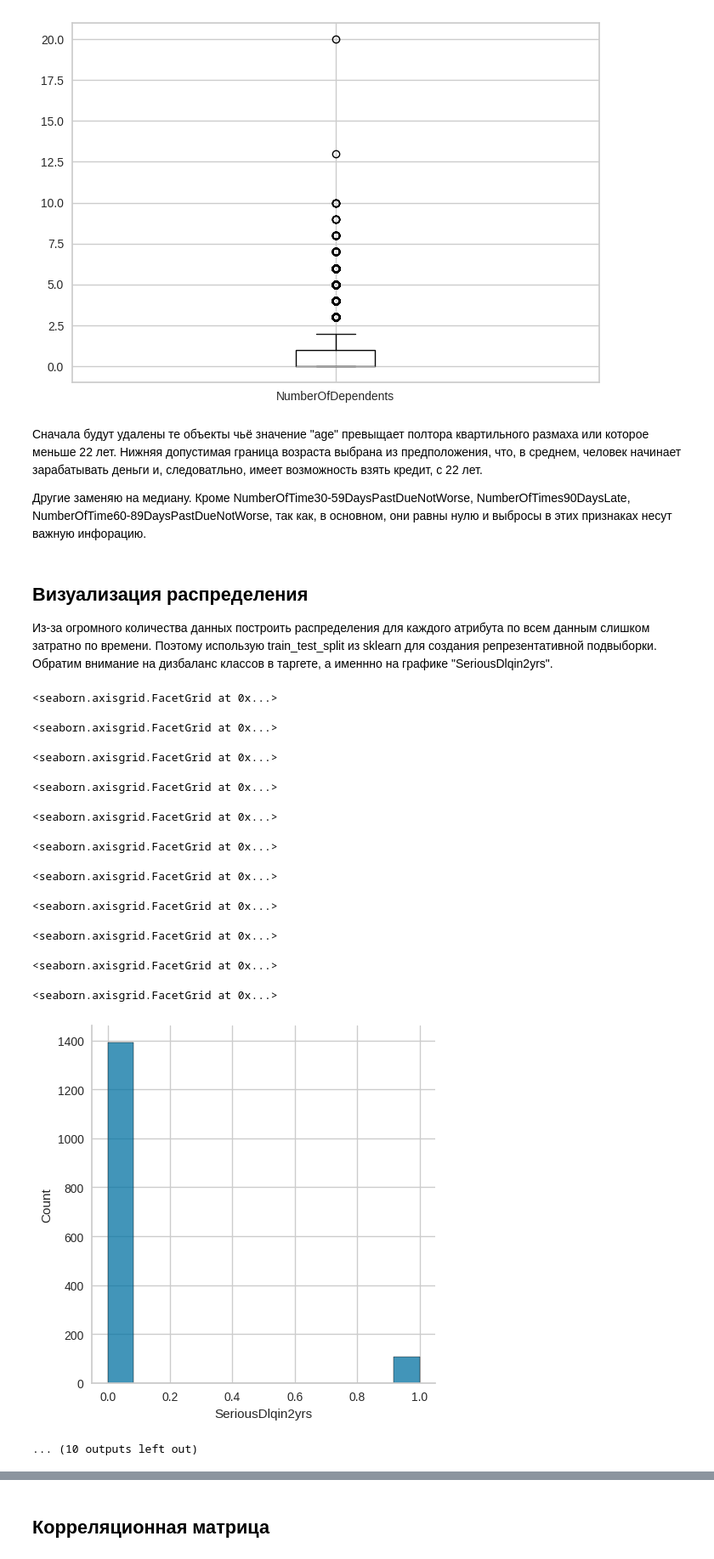
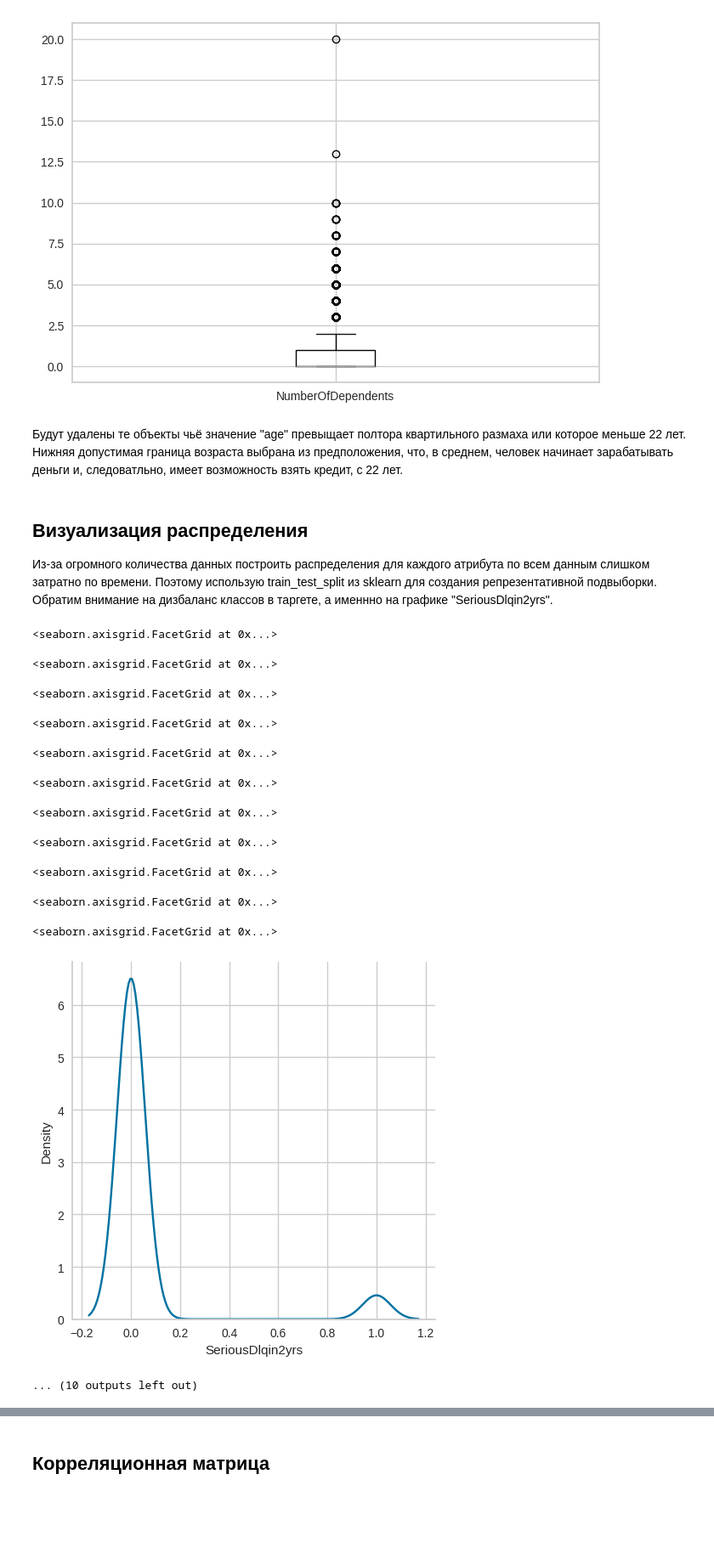
Before and after one commit to l00fi/bayes_optimization, a Jupyter notebook: main.ipynb, the cells around one changed output, grey strips where cells are left out. Shown at 85% size. Cells and saved outputs as stored; diff of their text form; code cells hidden in the pictures; blank space fills up the shorter version.

```diff
--- a/main.ipynb
+++ b/main.ipynb
@@ -240,24 +551,12 @@ for col in data.columns:
 [figure]
 [figure]
 # %% [markdown]
-Сначала будут удалены те объекты чьё значение "age" превыщает полтора квартильного размаха или которое меньше 22 лет. Нижняя допустимая граница возраста выбрана из предположения, что, в среднем, человек начинает зарабатывать деньги и, следоватльно, имеет возможность взять кредит, с 22 лет.
-
-Другие заменяю на медиану. Кроме NumberOfTime30-59DaysPastDueNotWorse, NumberOfTimes90DaysLate, NumberOfTime60-89DaysPastDueNotWorse, так как, в основном, они равны нулю и выбросы в этих признаках несут важную инфорацию.
+Будут удалены те объекты чьё значение "age" превыщает полтора квартильного размаха или которое меньше 22 лет. Нижняя допустимая граница возраста выбрана из предположения, что, в среднем, человек начинает зарабатывать деньги и, следоватльно, имеет возможность взять кредит, с 22 лет.
 # %%
 topline = data["age"].quantile(0.75) + (data["age"].quantile(0.75) - data["age"].quantile(0.25)) * 1.5
 downline = 22
 data = data.drop(data["age"][data["age"] > topline].index)
 data = data.drop(data["age"][data["age"] < downline].index)
-# %%
-another_columns = set(data.columns) - set(["age", "SeriousDlqin2yrs", "NumberOfTime30-59DaysPastDueNotWorse", "NumberOfTimes90DaysLate", "NumberOfTime60-89DaysPastDueNotWorse"])
-for column in another_columns:
-    Q1, Q3 = data[column].quantile(0.25), data[column].quantile(0.75)
-    IRQ = Q3 - Q1
-    topline = Q3 + IRQ * 1.5
-    downline = Q1 - IRQ * 1.5
-    median = data[column].interpolate()
-    data.loc[data[data[column] > topline].index, column] = median
-    data.loc[data[data[column] < downline].index, column] = median
 # %% [markdown]
 ## Визуализация распределения
 
@@ -265,20 +564,20 @@ for column in another_columns:
 # %%
 for column in data.columns:
     data_col, _ = train_test_split(data[column], test_size=0.01)
-    display(sns.displot(_))
+    display(sns.displot(_, kind="kde"))
 # %% [output]
 <seaborn.axisgrid.FacetGrid at 0x...>
 <seaborn.axisgrid.FacetGrid at 0x...>
 <seaborn.axisgrid.FacetGrid at 0x...>
 <seaborn.axisgrid.FacetGrid at 0x...>
 <seaborn.axisgrid.FacetGrid at 0x...>
 <seaborn.axisgrid.FacetGrid at 0x...>
 <seaborn.axisgrid.FacetGrid at 0x...>
 <seaborn.axisgrid.FacetGrid at 0x...>
 <seaborn.axisgrid.FacetGrid at 0x...>
 <seaborn.axisgrid.FacetGrid at 0x...>
 <seaborn.axisgrid.FacetGrid at 0x...>
-[figure, old version]
+[figure, new version]
 ... (10 outputs left out)
 # %% [markdown]
 Как видно, не сбалансированы признаки:
```
Also changed, not shown: parts of 96 cells of this notebook, 1 other file.
